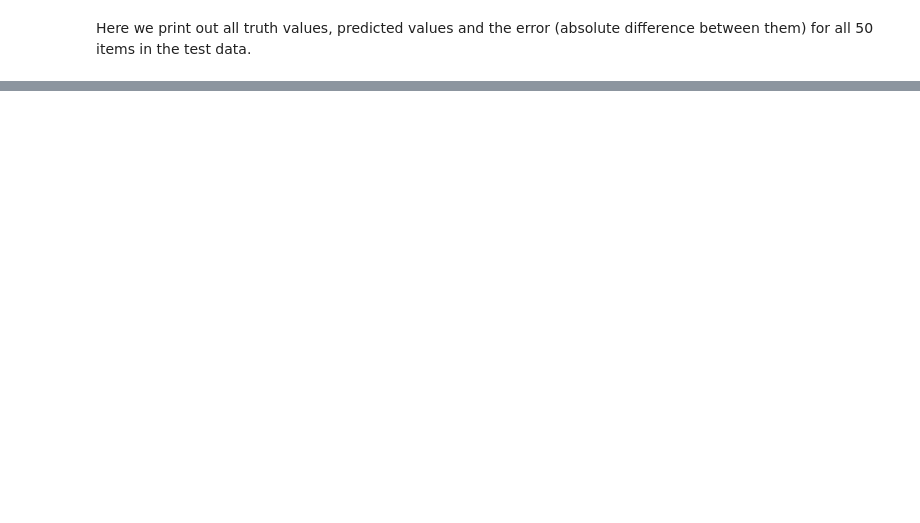
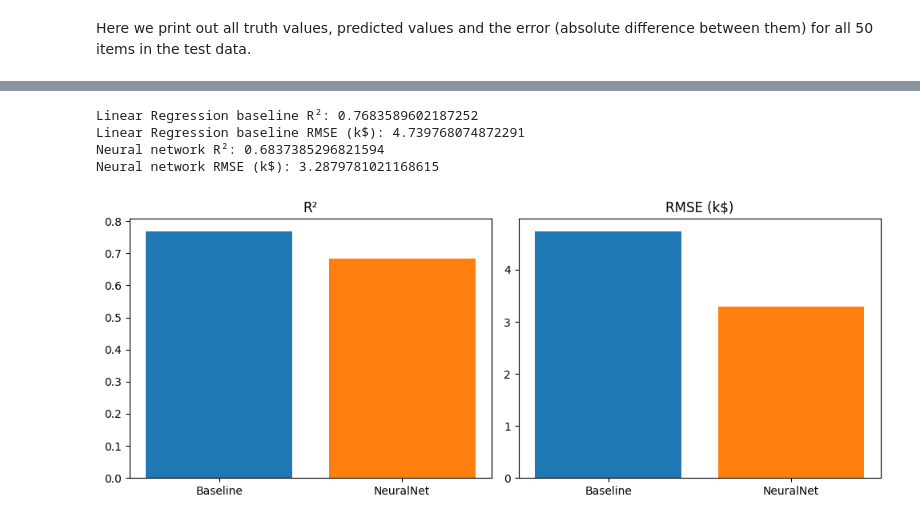
Before and after one commit to Rickylol29K/HousePricePredictor, a Jupyter notebook: house-price-predictor.ipynb, the cells around one changed output, grey strips where cells are left out. Cells and saved outputs as stored; diff of their text form; code cells hidden in the pictures; blank space fills up the shorter version.

Commit message:
I computed a baselinemodel to improve the r^2 and RMSE

```diff
--- a/house-price-predictor.ipynb
+++ b/house-price-predictor.ipynb
@@ -210,0 +300,69 @@ df
+# %%
+# Comparison: sklearn linear regression vs neural network (if available)
+from sklearn.linear_model import LinearRegression
+from sklearn.metrics import r2_score, mean_squared_error
+import numpy as np, glob, os, torch
+import matplotlib.pyplot as plt
+
+# Recompute baseline on the same scaled data (variables X_train, y_train, X_test, y_test exist above)
+baseline = LinearRegression()
+baseline.fit(X_train, y_train)
+y_pred_baseline = baseline.predict(X_test)
+baseline_r2 = r2_score(y_test, y_pred_baseline)
+baseline_rmse = np.sqrt(mean_squared_error(y_test, y_pred_baseline))
+
+print("Linear Regression baseline R²:", baseline_r2)
+print("Linear Regression baseline RMSE (k$):", baseline_rmse)
+
+# Neural network metrics: prefer `score` from trainer.test(), else try loading latest checkpoint
+nn_available = False
+nn_rmse = None
+if 'score' in globals():
+    try:
+        nn_r2 = score[0]['test_r2']
+        # attempt to compute RMSE from `df` if predictions were already created
+        if 'df' in globals() and 'prediction' in df.columns:
+            nn_rmse = np.sqrt(mean_squared_error(df['truth'], df['prediction']))
+        nn_available = True
+    except Exception:
+        nn_available = False
+
+if not nn_available:
+    ckpts = glob.glob(os.path.join('lightning_logs', '**', 'checkpoints', '*.ckpt'), recursive=True)
+    if ckpts:
+        ckpt = max(ckpts, key=os.path.getmtime)
+        print('Loading checkpoint', ckpt)
+        model = RegressionModel.load_from_checkpoint(ckpt, num_features=train_ds.num_features())
+        trainer = L.Trainer(logger=False, enable_checkpointing=False)
+        dataloader = datamodule.test_dataloader()
+        output = trainer.predict(model, dataloaders=dataloader)
+        preds = torch.cat(output).cpu().numpy()
+        nn_r2 = r2_score(y_test, preds)
+        nn_rmse = np.sqrt(mean_squared_error(y_test, preds))
+        nn_available = True
+
+if 'nn_r2' in locals():
+    print('Neural network R²:', nn_r2)
+    if 'nn_rmse' in locals() and nn_rmse is not None:
+        print('Neural network RMSE (k$):', nn_rmse)
+    else:
+        print('Neural network RMSE not available in this session')
+else:
+    print('Neural network metrics not available in this session; run training or ensure checkpoint exists.')
+
+# Small comparison plot
+labels = ['Baseline', 'NeuralNet'] if ('nn_r2' in locals()) else ['Baseline']
+r2_vals = [baseline_r2] + ([nn_r2] if ('nn_r2' in locals()) else [])
+rmse_vals = [baseline_rmse] + ([nn_rmse] if ('nn_r2' in locals() and 'nn_rmse' in locals() and nn_rmse is not None) else [])
+fig, axes = plt.subplots(1,2, figsize=(10,4))
+axes[0].bar(labels, r2_vals, color=['C0','C1'][:len(labels)])
+axes[0].set_title('R²')
+axes[1].bar(labels, rmse_vals, color=['C0','C1'][:len(labels)])
+axes[1].set_title('RMSE (k$)')
+plt.tight_layout()
+# %% [output]
+Linear Regression baseline R²: 0.7683589602187252
+Linear Regression baseline RMSE (k$): 4.739768074872291
+Neural network R²: 0.6837385296821594
+Neural network RMSE (k$): 3.2879781021168615
+[figure, added]
```
Also changed, not shown: parts of 14 cells of this notebook.
